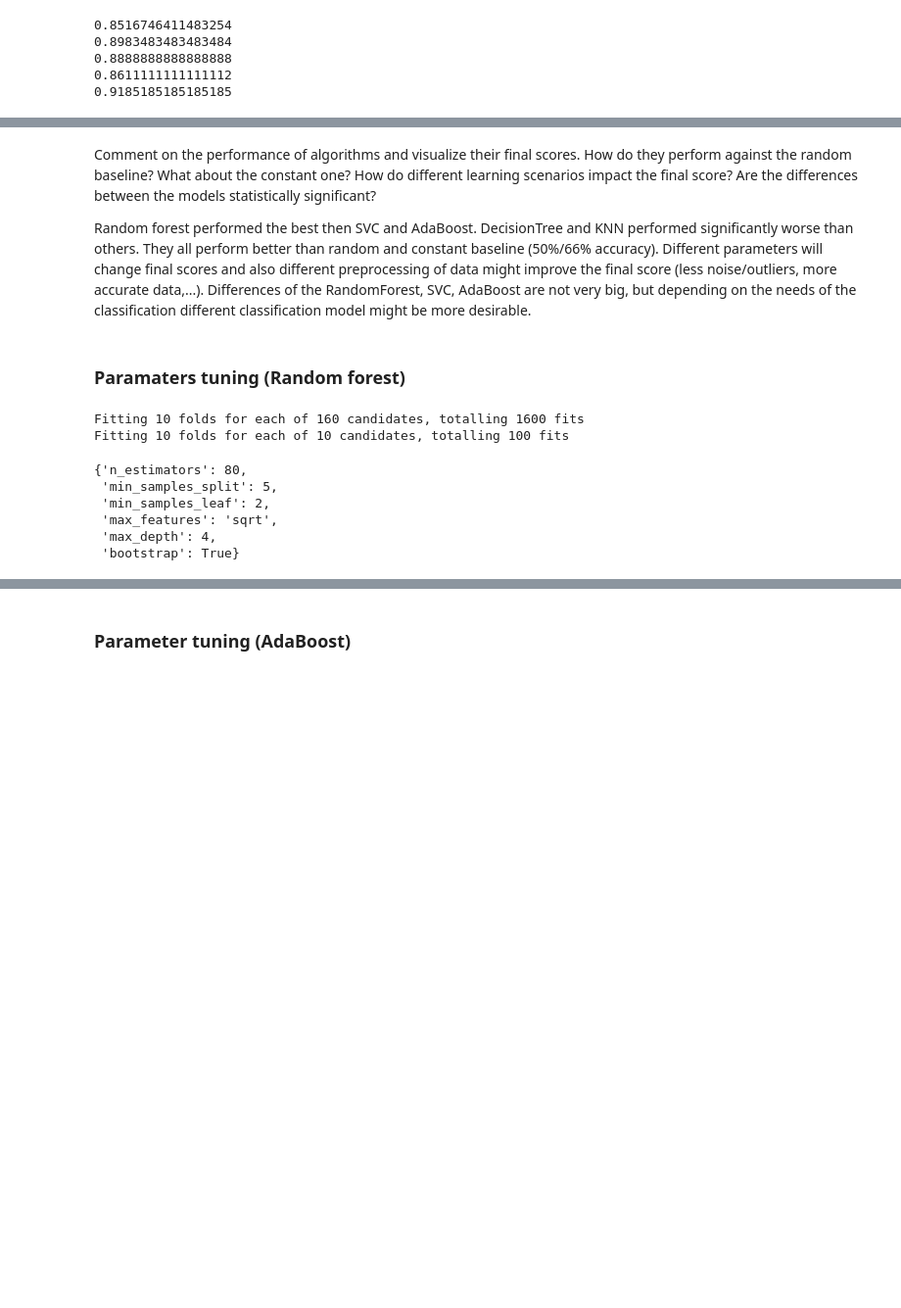
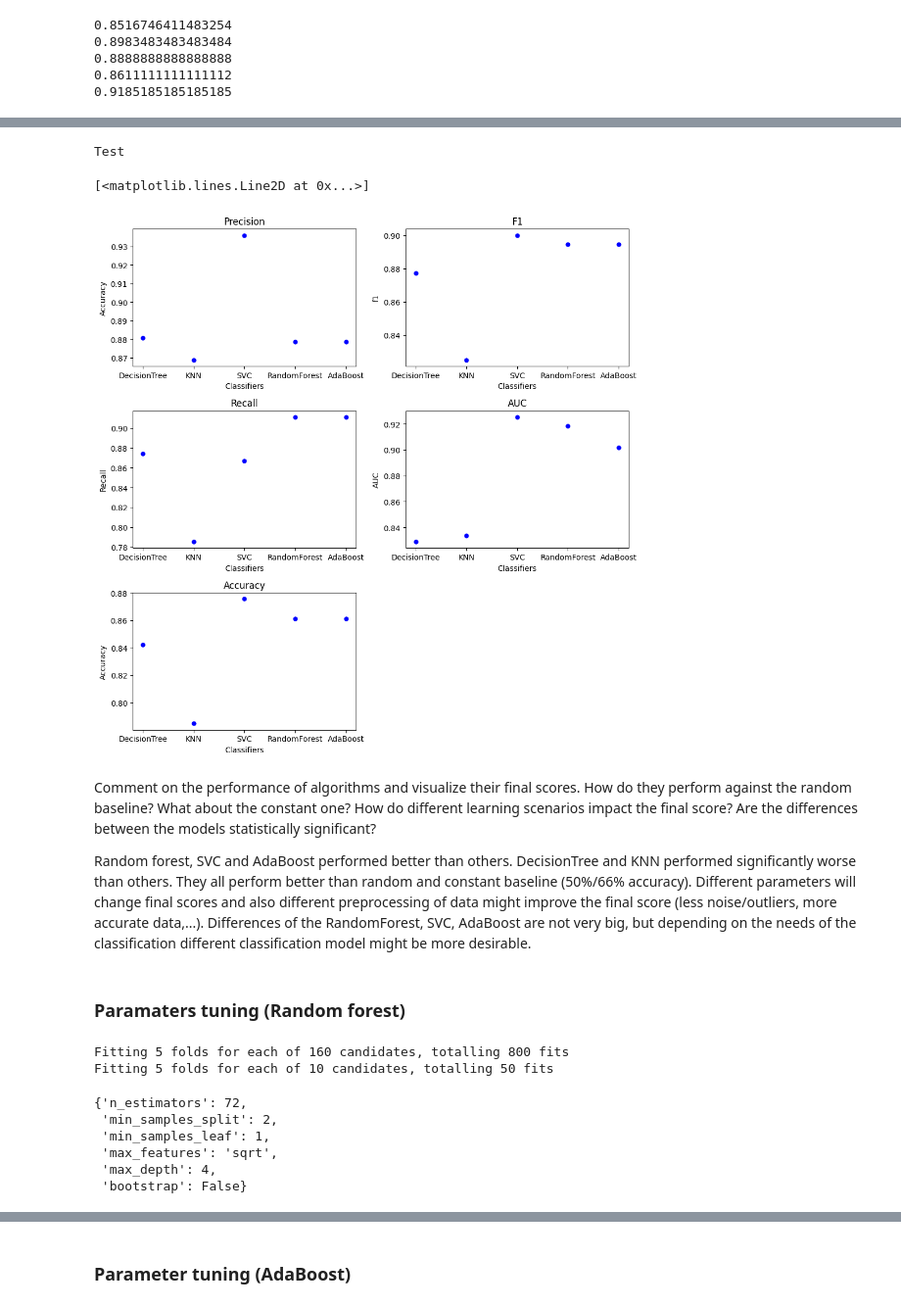
Before and after one commit to theBOSS121/ISSeminar2Biodegradability, a Jupyter notebook: biodegradability.ipynb, the cells around one changed output, grey strips where cells are left out. Shown at 98% size. Saved outputs shown, nothing was run; the diff lists cells and outputs as text; code cells hidden in the pictures; blank space fills up the shorter version.

Commit message:
Finishing the assignment, k-fold cross validation scoring on test set also, small changes

```diff
--- a/biodegradability.ipynb
+++ b/biodegradability.ipynb
@@ -256,7 +285,10 @@ def printScores(scores):
     print(f"F1 average {avgF1} with standard deviation {stdF1}")
     print(f"Recall average {avgRecall} with standard deviation {stdRecall}")
     print(f"AUC average {avgAUC} with standard deviation {stdAUC}")
-    return avgAccuracy, avgF1, avgRecall, avgAUC
+    scoresTestArr = printBestScoreOnTest(scores)
+    print(f'Test [accuracy, roc AUC, f1, precision, recall]')
+    print(scoresTestArr)
+    return avgAccuracy, avgF1, avgRecall, avgAUC, scoresTestArr
 # %%
 scoring = ['accuracy', 'f1_macro', 'recall_macro', 'roc_auc']
 rkf = RepeatedKFold(n_splits=5, n_repeats=10, random_state=1234)
@@ -334,10 +370,52 @@ plt.plot(xAxis, aucArr, "bo", markersize="5")
 [figure]
+# %%
+print("Test")
+xAxis = ['DecisionTree', 'KNN', 'SVC', 'RandomForest', 'AdaBoost']
+f = plt.figure(figsize=(10, 10))
+f.add_subplot(3, 2, 1)
+plt.title("Precision")
+plt.ylabel("Accuracy")
+plt.xlabel("Classifiers")
+plt.tight_layout()
+plt.plot(xAxis, testScoresArr[:, 3], "bo", markersize="5")
+
+f.add_subplot(3, 2, 2)
+plt.title("F1")
+plt.ylabel("f1")
+plt.xlabel("Classifiers")
+plt.tight_layout()
+plt.plot(xAxis, testScoresArr[:, 2], "bo", markersize="5")
+
+f.add_subplot(3, 2, 3)
+plt.title("Recall")
+plt.ylabel("Recall")
+plt.xlabel("Classifiers")
+plt.tight_layout()
+plt.plot(xAxis, testScoresArr[:, 4], "bo", markersize="5")
+
+f.add_subplot(3, 2, 4)
+plt.title("AUC")
+plt.ylabel("AUC")
+plt.xlabel("Classifiers")
+plt.tight_layout()
+plt.plot(xAxis, testScoresArr[:, 1], "bo", markersize="5")
+
+f.add_subplot(3, 2, 5)
+plt.title("Accuracy")
+plt.ylabel("Accuracy")
+plt.xlabel("Classifiers")
+plt.tight_layout()
+plt.plot(xAxis, testScoresArr[:, 0], "bo", markersize="5")
+# %% [output]
+Test
+[<matplotlib.lines.Line2D at 0x...>]
+[figure, added]
 # %% [markdown]
 Comment on the performance of algorithms and visualize their final scores. How do they perform against
 the random baseline? What about the constant one? How do different learning scenarios impact the final
 score? Are the differences between the models statistically significant?
 
-Random forest performed the best then SVC and AdaBoost. DecisionTree and KNN performed significantly worse than others. They all perform better than random and constant baseline (50%/66% accuracy). Different parameters will change final scores and also different preprocessing of data might improve the final score (less noise/outliers, more accurate data,...). Differences of the RandomForest, SVC, AdaBoost are not very big, but depending on the needs of the classification different classification model might be more desirable.
+Random forest, SVC and AdaBoost performed better than others. DecisionTree and KNN performed significantly worse than others. They all perform better than random and constant baseline (50%/66% accuracy). Different parameters will change final scores and also different preprocessing of data might improve the final score (less noise/outliers, more accurate data,...). Differences of the RandomForest, SVC, AdaBoost are not very big, but depending on the needs of the classification different classification model might be more desirable.
 # %% [markdown]
 ### Paramaters tuning (Random forest)
 # %%
@@ -348,21 +426,21 @@ params = {'n_estimators': [int(x) for x in np.linspace(start = 10, stop = 80, nu
                'min_samples_leaf': [1, 2], # Minimum number of samples required at each leaf node
                'bootstrap': [True, False]} # Method of selecting samples for training each tree
 rf_Model = RandomForestClassifier()
-rf_Grid = GridSearchCV(estimator = rf_Model, param_grid = params, cv = 10, verbose=2, n_jobs = 4, scoring='f1')
+rf_Grid = GridSearchCV(estimator = rf_Model, param_grid = params, cv = 5, verbose=2, n_jobs = 4, scoring='f1')
 rf_Grid.fit(X, y)
 rf_Grid.best_params_
-rf_Random = RandomizedSearchCV(estimator = rf_Model, param_distributions = params, cv = 10, verbose=2, n_jobs = 4, scoring='f1')
+rf_Random = RandomizedSearchCV(estimator = rf_Model, param_distributions = params, cv = 5, verbose=2, n_jobs = 4, scoring='f1')
 rf_Random.fit(X, y)
 rf_Random.best_params_
 # %% [output]
-Fitting 10 folds for each of 160 candidates, totalling 1600 fits
-Fitting 10 folds for each of 10 candidates, totalling 100 fits
+Fitting 5 folds for each of 160 candidates, totalling 800 fits
+Fitting 5 folds for each of 10 candidates, totalling 50 fits
-{'n_estimators': 80,
- 'min_samples_split': 5,
- 'min_samples_leaf': 2,
+{'n_estimators': 72,
+ 'min_samples_split': 2,
+ 'min_samples_leaf': 1,
  'max_features': 'sqrt',
  'max_depth': 4,
- 'bootstrap': True}
+ 'bootstrap': False}
 # %%
 print (f'Train Accuracy - : {rf_Grid.score(X,y):.3f}')
 print (f'Test Accuracy - : {rf_Grid.score(testX,testY):.3f}')
```
Also changed, not shown: parts of 19 cells of this notebook, 3 other files.
